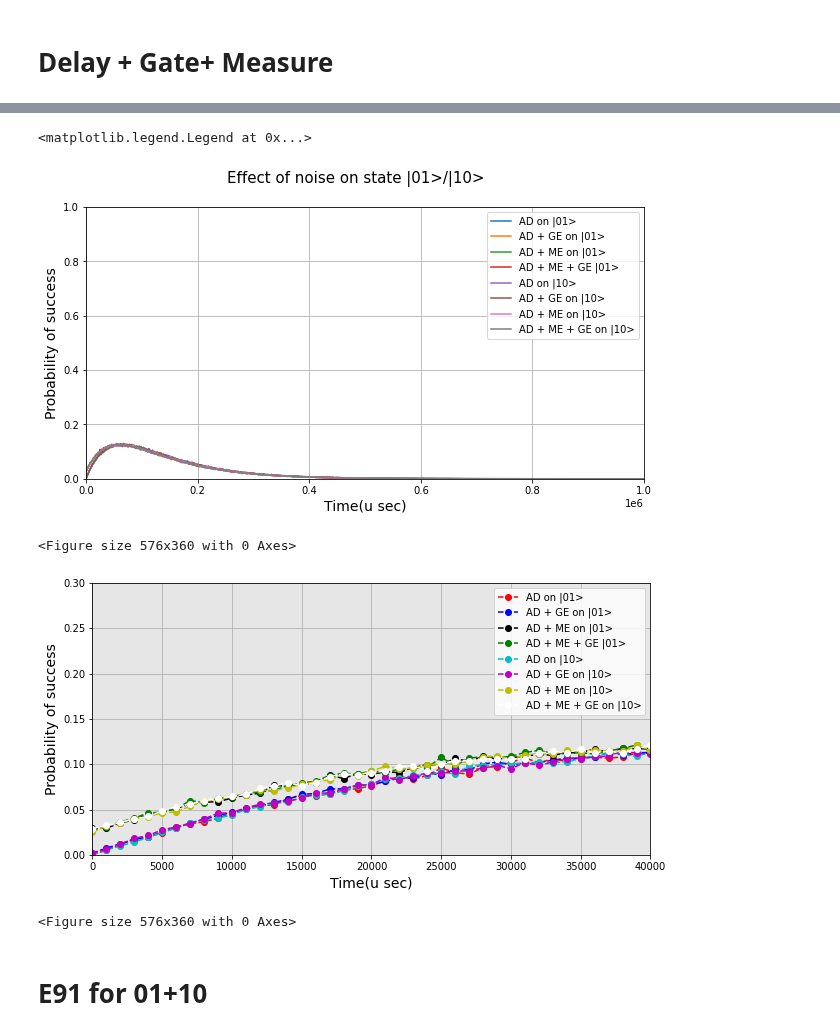
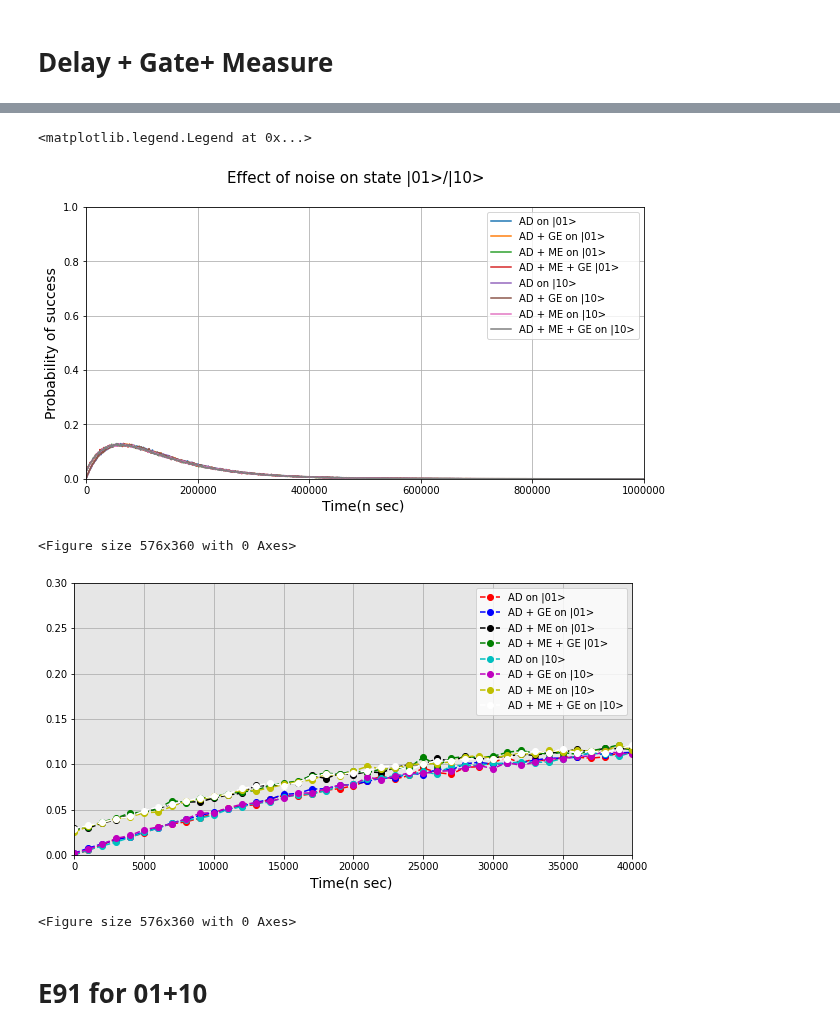
Before and after one commit to bishwajitprasadgond/Amplitude-damping-error-on-Quantum-Key-Distribution-Protocols-Effect-and-A-Probable-Bypass, a Jupyter notebook: E91/E91 graph .ipynb, the cells around one changed output, grey strips where cells are left out. Cells and saved outputs as stored; diff of their text form; code cells hidden in the pictures.

```diff
--- a/E91/E91 graph .ipynb
+++ b/E91/E91 graph .ipynb
@@ -105,7 +106,9 @@ from matplotlib.ticker import (AutoMinorLocator, MultipleLocator)
 fig, ax = plt.subplots(figsize=(10, 5))
 fig.suptitle('Effect of noise on state |01>/|10>',fontsize=15)
 # naming the x axis
-plt.xlabel('Time(u sec)',fontsize=14)
+plt.xlabel('Time(n sec) ',fontsize=14)
+ax.ticklabel_format(style='plain')
+
 # naming the y axis
 plt.ylabel('Probability of success',fontsize=14)
 plt.grid()
@@ -132,37 +135,37 @@ ax.plot(delay,dm10,label = "AD + ME on |10>")
 ax.plot(delay,dmg10,label = "AD + ME + GE on |10>")
 #ax.axes.xaxis.set_ticks([])
 # show a legend on the plot
 ax.legend()
 ########################################################################
 
 
 %config InlineBackend.print_figure_kwargs={'facecolor' : "w"}
 import matplotlib.pyplot as plt
 from matplotlib.ticker import (AutoMinorLocator, MultipleLocator)
 fig, ax = plt.subplots(figsize=(10, 5))
 ax.set_xlim(0, 40000)
 ax.set_ylim(0,0.3)
-plt.ylabel('Probability of success',fontsize=14)
-plt.xlabel('Time(u sec)',fontsize=14)
+plt.xlabel('Time(n sec) ',fontsize=14)
+ax.ticklabel_format(style='plain')
 plt.grid()
 fig = plt.figure(figsize=(8,5))
 #00
 ax.plot(delay,d01,'ro--',label = "AD on |01>")
 ax.plot(delay,dg01,'bo--',label = "AD + GE on |01>")
 ax.plot(delay,dm01,'ko--',label = "AD + ME on |01>")
 ax.plot(delay,dmg01,'go--',label = "AD + ME + GE |01>")
 #11
 ax.plot(delay,d10,'co--',label = "AD on |10>")
 ax.plot(delay,dg10,'mo--',label = "AD + GE on |10>")
 ax.plot(delay,dm10,'yo--',label = "AD + ME on |10>")
 ax.plot(delay,dmg10,'wo--',label = "AD + ME + GE on |10>")
 ax.set_facecolor("0.90")
 ax.legend()
 # %% [output]
 <matplotlib.legend.Legend at 0x...>
-[figure, old version]
+[figure, new version]
 <Figure size 576x360 with 0 Axes>
-[figure, old version]
+[figure, new version]
 <Figure size 576x360 with 0 Axes>
 # %% [markdown]
 # E91 for 01+10
```
Also changed, not shown: parts of 3 cells of this notebook, 5 other files.
